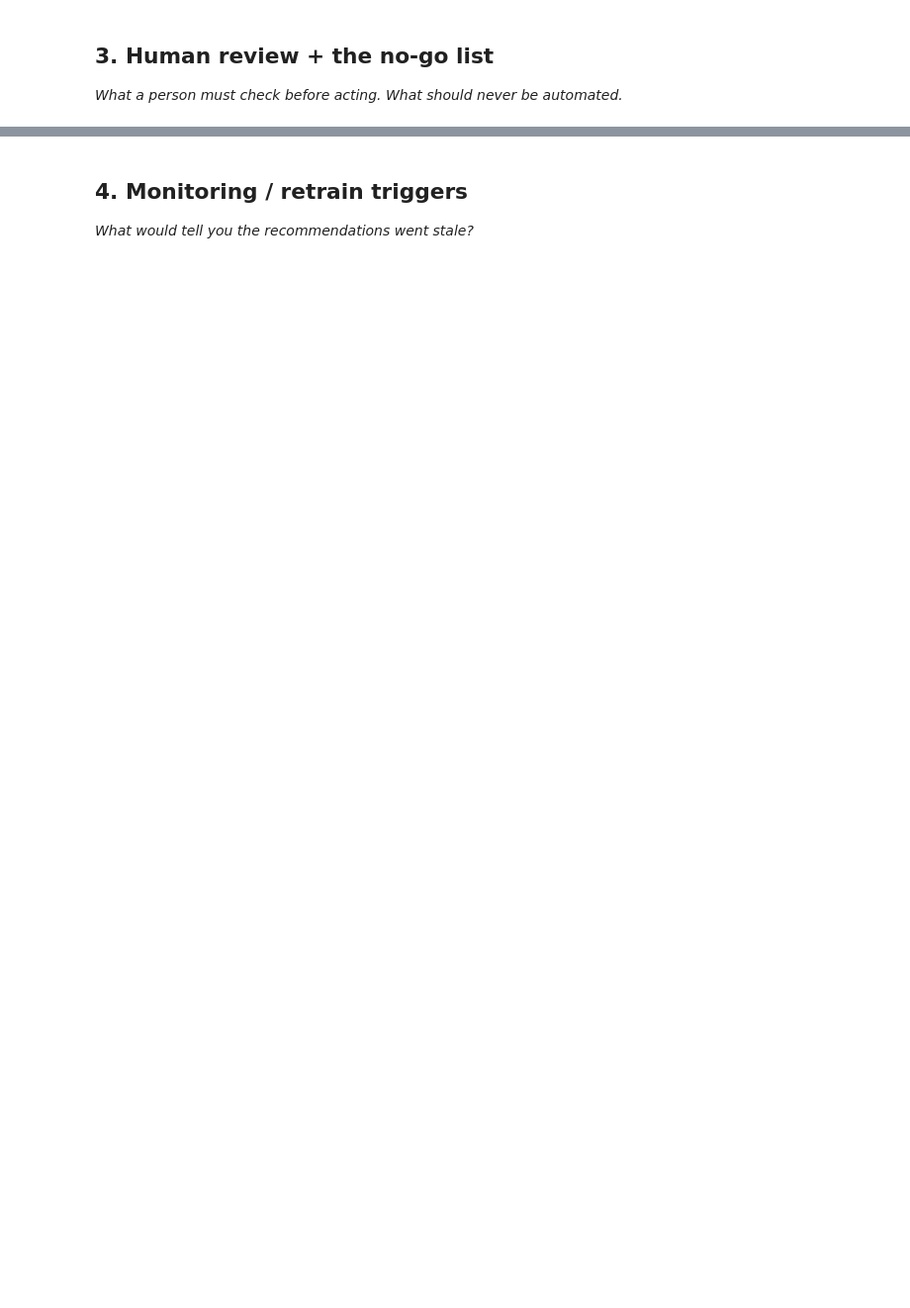
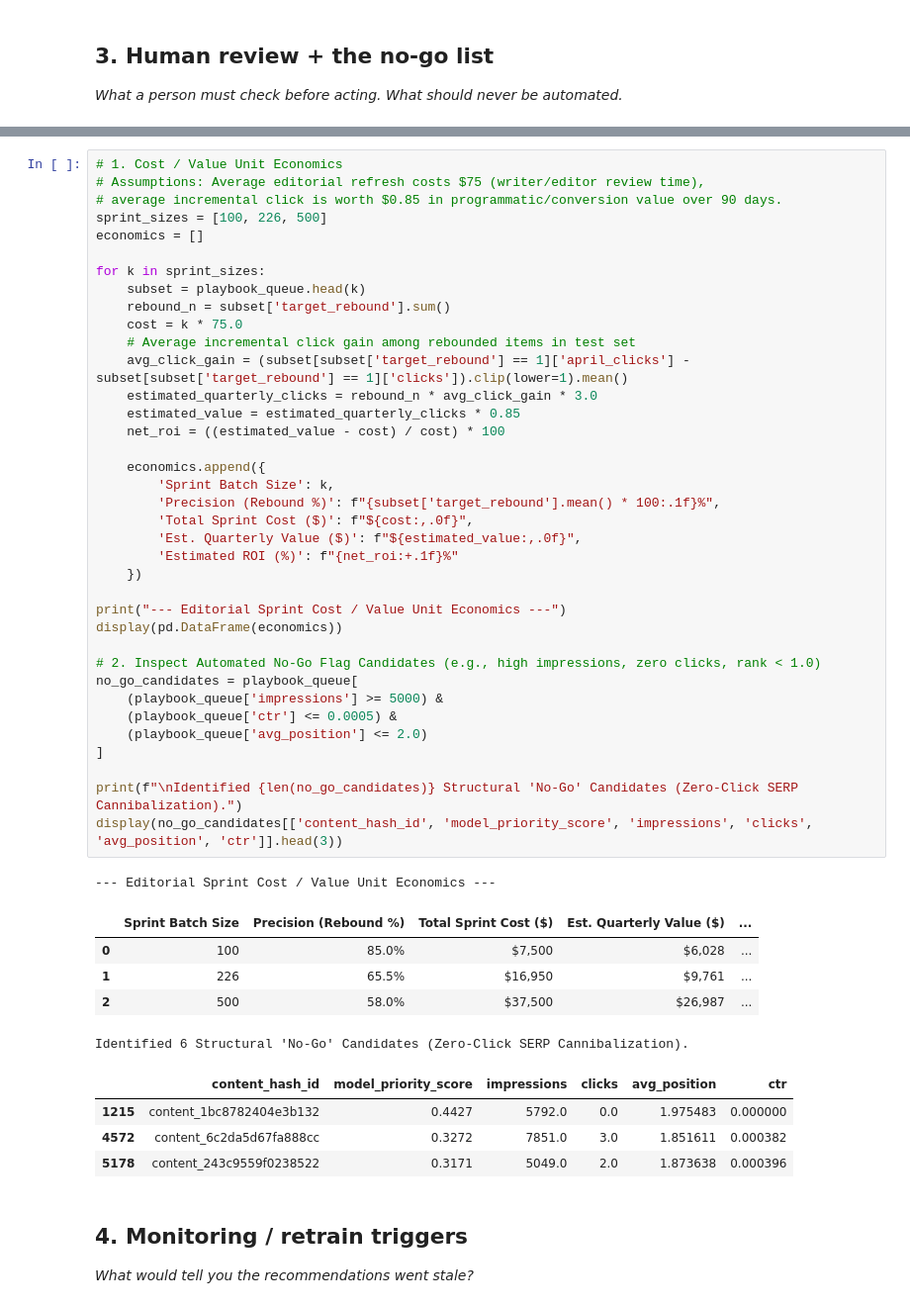
Before and after one commit to Muhammadfaheem8988/FlyRank-AI-internship, a Jupyter notebook: work/notebooks/w07_action_playbook.ipynb, the cells around one changed output, grey strips where cells are left out. Shown at 99% size. Saved outputs shown, nothing was run; the diff lists cells and outputs as text; blank space fills up the shorter version.

```diff
--- a/work/notebooks/w07_action_playbook.ipynb
+++ b/work/notebooks/w07_action_playbook.ipynb
@@ -30,3 +260,51 @@ This skeleton is yours to fill. Work the sections **in order** — each one has
+# %%
+# 1. Cost / Value Unit Economics
+# Assumptions: Average editorial refresh costs $75 (writer/editor review time),
+# average incremental click is worth $0.85 in programmatic/conversion value over 90 days.
+sprint_sizes = [100, 226, 500]
+economics = []
+
+for k in sprint_sizes:
+    subset = playbook_queue.head(k)
+    rebound_n = subset['target_rebound'].sum()
+    cost = k * 75.0
+    # Average incremental click gain among rebounded items in test set
+    avg_click_gain = (subset[subset['target_rebound'] == 1]['april_clicks'] - subset[subset['target_rebound'] == 1]['clicks']).clip(lower=1).mean()
+    estimated_quarterly_clicks = rebound_n * avg_click_gain * 3.0
+    estimated_value = estimated_quarterly_clicks * 0.85
+    net_roi = ((estimated_value - cost) / cost) * 100
+
+    economics.append({
+        'Sprint Batch Size': k,
+        'Precision (Rebound %)': f"{subset['target_rebound'].mean() * 100:.1f}%",
+        'Total Sprint Cost ($)': f"${cost:,.0f}",
+        'Est. Quarterly Value ($)': f"${estimated_value:,.0f}",
+        'Estimated ROI (%)': f"{net_roi:+.1f}%"
+    })
+
+print("--- Editorial Sprint Cost / Value Unit Economics ---")
+display(pd.DataFrame(economics))
+
+# 2. Inspect Automated No-Go Flag Candidates (e.g., high impressions, zero clicks, rank < 1.0)
+no_go_candidates = playbook_queue[
+    (playbook_queue['impressions'] >= 5000) &
+    (playbook_queue['ctr'] <= 0.0005) &
+    (playbook_queue['avg_position'] <= 2.0)
+]
+
+print(f"\nIdentified {len(no_go_candidates)} Structural 'No-Go' Candidates (Zero-Click SERP Cannibalization).")
+display(no_go_candidates[['content_hash_id', 'model_priority_score', 'impressions', 'clicks', 'avg_position', 'ctr']].head(3))
+# %% [output]
+--- Editorial Sprint Cost / Value Unit Economics ---
+|  | Sprint Batch Size | Precision (Rebound %) | Total Sprint Cost ($) | Est. Quarterly Value ($) | ... |
+| 0 | 100 | 85.0% | $7,500 | $6,028 | ... |
+| 1 | 226 | 65.5% | $16,950 | $9,761 | ... |
+| 2 | 500 | 58.0% | $37,500 | $26,987 | ... |
+Identified 6 Structural 'No-Go' Candidates (Zero-Click SERP Cannibalization).
+|  | content_hash_id | model_priority_score | impressions | clicks | avg_position | ctr |
+| 1215 | content_1bc8782404e3b132 | 0.4427 | 5792.0 | 0.0 | 1.975483 | 0.000000 |
+| 4572 | content_6c2da5d67fa888cc | 0.3272 | 7851.0 | 3.0 | 1.851611 | 0.000382 |
+| 5178 | content_243c9559f0238522 | 0.3171 | 5049.0 | 2.0 | 1.873638 | 0.000396 |
 # %% [markdown]
 ## 4. Monitoring / retrain triggers
 
```
Also changed, not shown: parts of 14 cells of this notebook.
